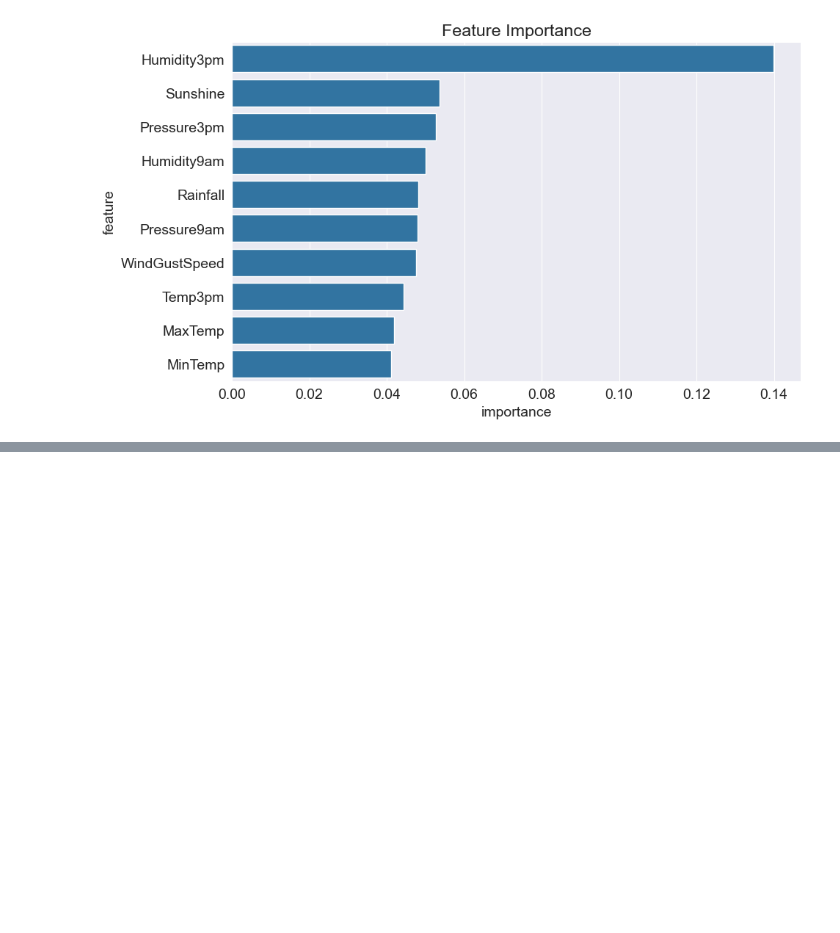
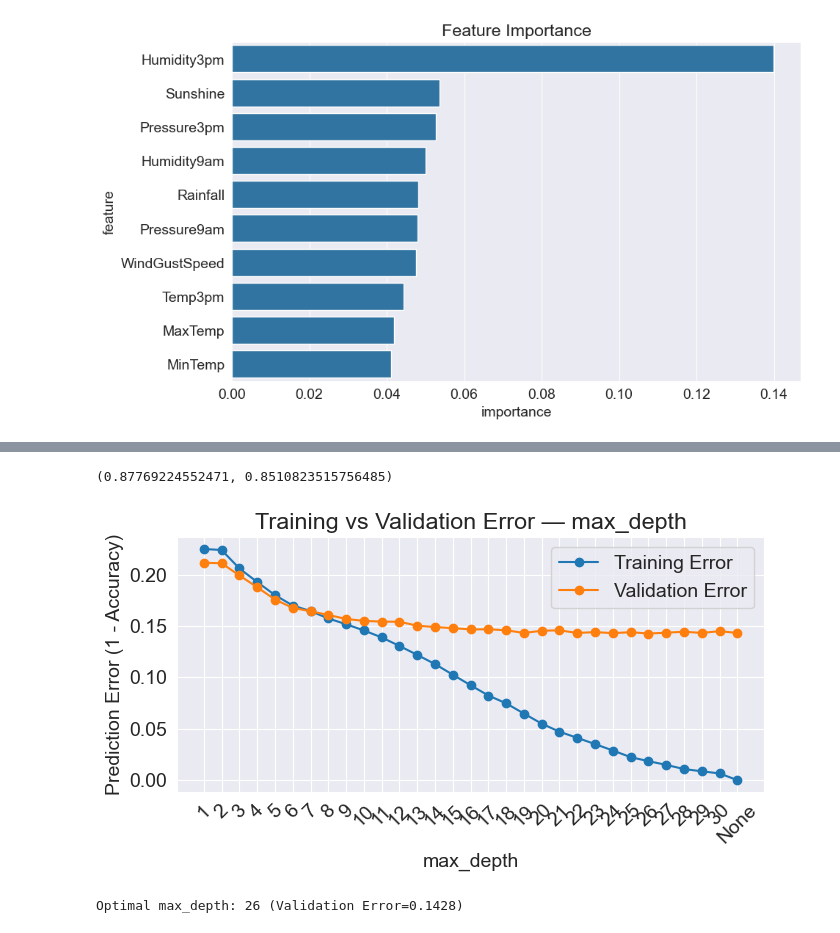
Before and after one commit to baldzhiyski/data-science-course, a Jupyter notebook: scikit-learn-course/desicion-trees-random-forest/decision-tree-forest.ipynb, the cells around one changed output, grey strips where cells are left out. Saved outputs shown, nothing was run; the diff lists cells and outputs as text; code cells hidden in the pictures; blank space fills up the shorter version.

```diff
--- a/scikit-learn-course/desicion-trees-random-forest/decision-tree-forest.ipynb
+++ b/scikit-learn-course/desicion-trees-random-forest/decision-tree-forest.ipynb
@@ -680,0 +786,49 @@ sns.barplot(data=importance_df.head(10), x='importance', y='feature');
+# %%
+test_params(max_leaf_nodes=2**10)
+# %% [output]
+(0.87769224552471, 0.8510823515756485)
+# %%
+def sweep_and_plot(param_name, values, fixed_params=None):
+    """
+    Sweeps one sklearn RF param using your test_params() and plots error lines.
+    fixed_params: dict with any other params you want to keep fixed.
+    Returns (df, best_value).
+    """
+    fixed_params = fixed_params or {}
+    rows = []
+    for v in values:
+        params = {**fixed_params, param_name: v}
+        train_acc, val_acc = test_params(**params)
+        rows.append({
+            param_name: v if v is not None else "None",
+            "Training Error": 1 - train_acc,
+            "Validation Error": 1 - val_acc
+        })
+    df = pd.DataFrame(rows)
+
+    # best (lowest validation error)
+    best_idx = df["Validation Error"].idxmin()
+    best_val = values[best_idx]
+
+    # plot
+    plt.figure(figsize=(7,4))
+    x = list(range(len(values)))
+    plt.plot(x, df["Training Error"], marker='o', label="Training Error")
+    plt.plot(x, df["Validation Error"], marker='o', label="Validation Error")
+    plt.xticks(x, df[param_name], rotation=45)
+    plt.xlabel(param_name)
+    plt.ylabel("Prediction Error (1 - Accuracy)")
+    plt.title(f"Training vs Validation Error — {param_name}")
+    plt.legend()
+    plt.tight_layout()
+    plt.show()
+
+    print(f"Optimal {param_name}: {best_val}")
+    return df, best_val
+# %%
+# Try shallow to deep; include None (unlimited depth)
+max_depth_values = list(range(1, 31)) + [None]
+md_df, best_max_depth = sweep_and_plot("max_depth", max_depth_values)
+# %% [output]
+[figure, added]
+Optimal max_depth: 26 (Validation Error=0.1428)
```
Also changed, not shown: parts of 37 cells of this notebook, 1 other file.
